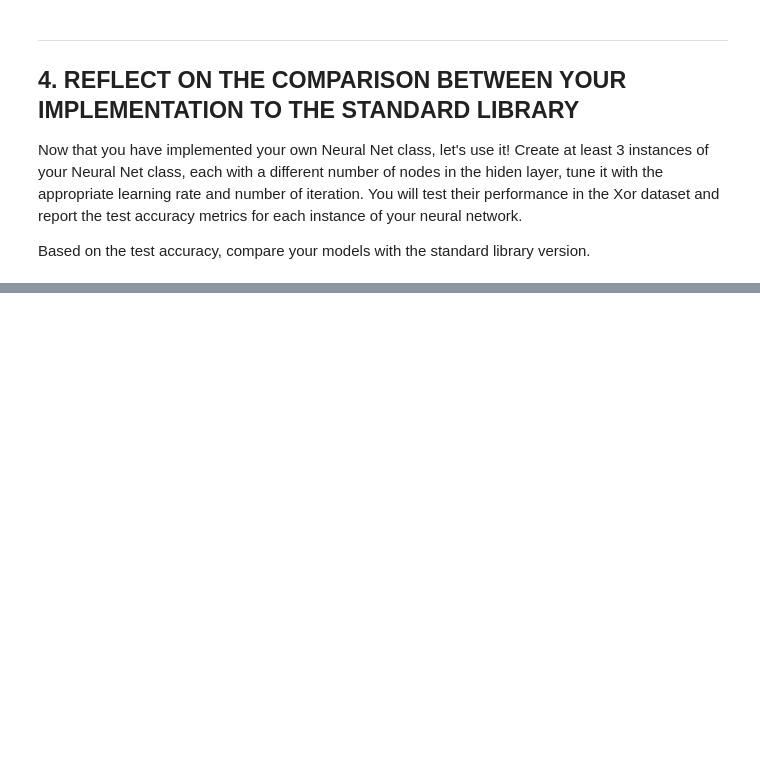
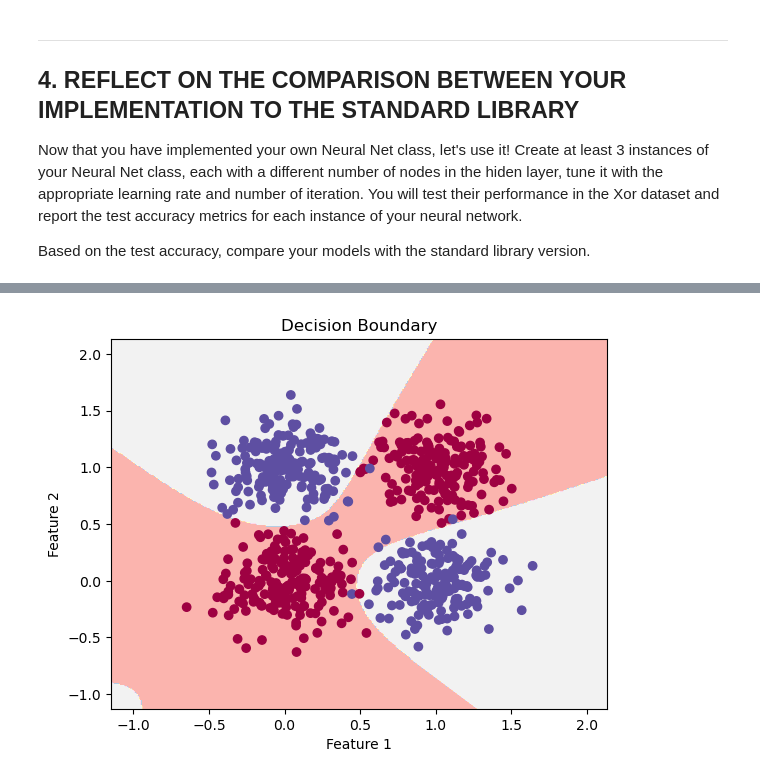
Before and after one commit to alojessica/Deep-Learning, a Jupyter notebook: wrf6bc_assignment_1_ann.ipynb, the cells around one changed output, grey strips where cells are left out. Drawn from its saved outputs; the diff is of its cells as text; code cells hidden in the pictures; blank space fills up the shorter version.

```diff
--- a/wrf6bc_assignment_1_ann.ipynb
+++ b/wrf6bc_assignment_1_ann.ipynb
@@ -301,0 +462,17 @@ Part of the codes used in this assignment is modified from Konstantinos Kitsios
+# %%
+# MODEL 3 here
+n0 = 2
+n1 = 20
+n2 = 2
+alpha = 0.5
+epochs = 200
+
+# Build a model with 3 layers
+myModel3 = MyNeuralNet(n0, n1, n2, alpha)
+myModel3.fit(X_train, y_train, epochs, X_val, y_val)
+model3acc = myModel3.evaluate(X_test, y_test)
+print("Accuracy on the test set is ", model3acc)
+
+# Plot the decision boundary
+myModel3.plot_decision_boundary(X_train, y_train)
+# %% [output]
@@ -301,0 +496 @@ Part of the codes used in this assignment is modified from Konstantinos Kitsios
+[figure, added]
```
Also changed, not shown: parts of 17 cells of this notebook.
